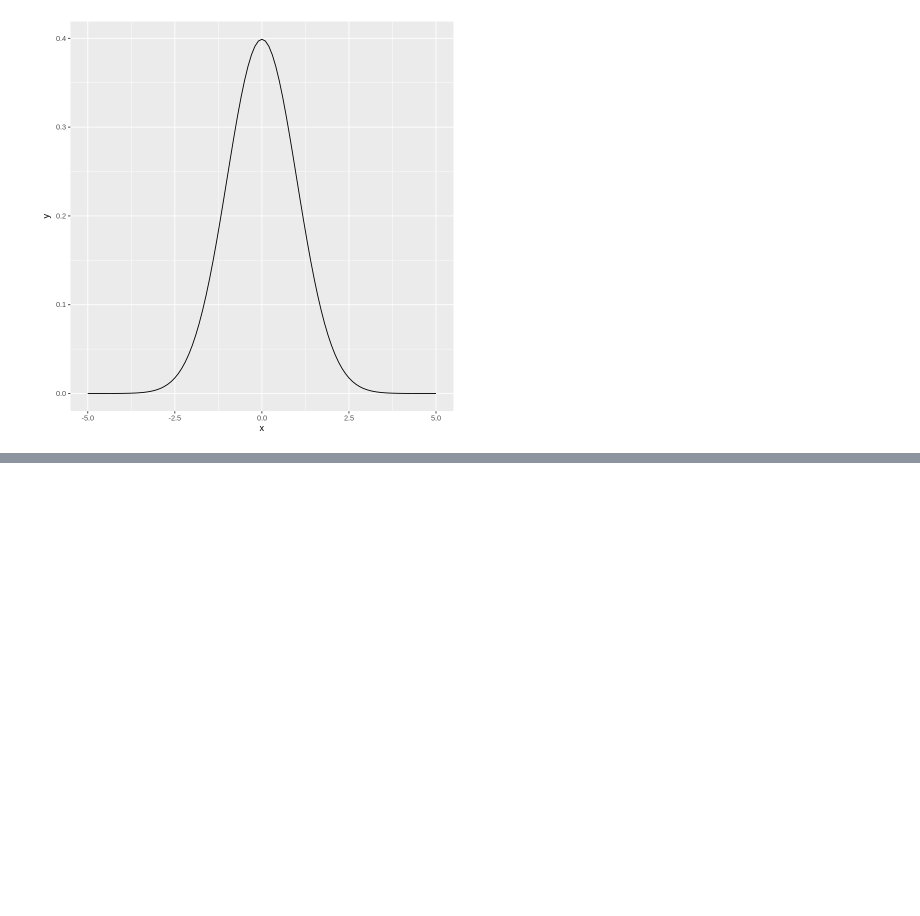
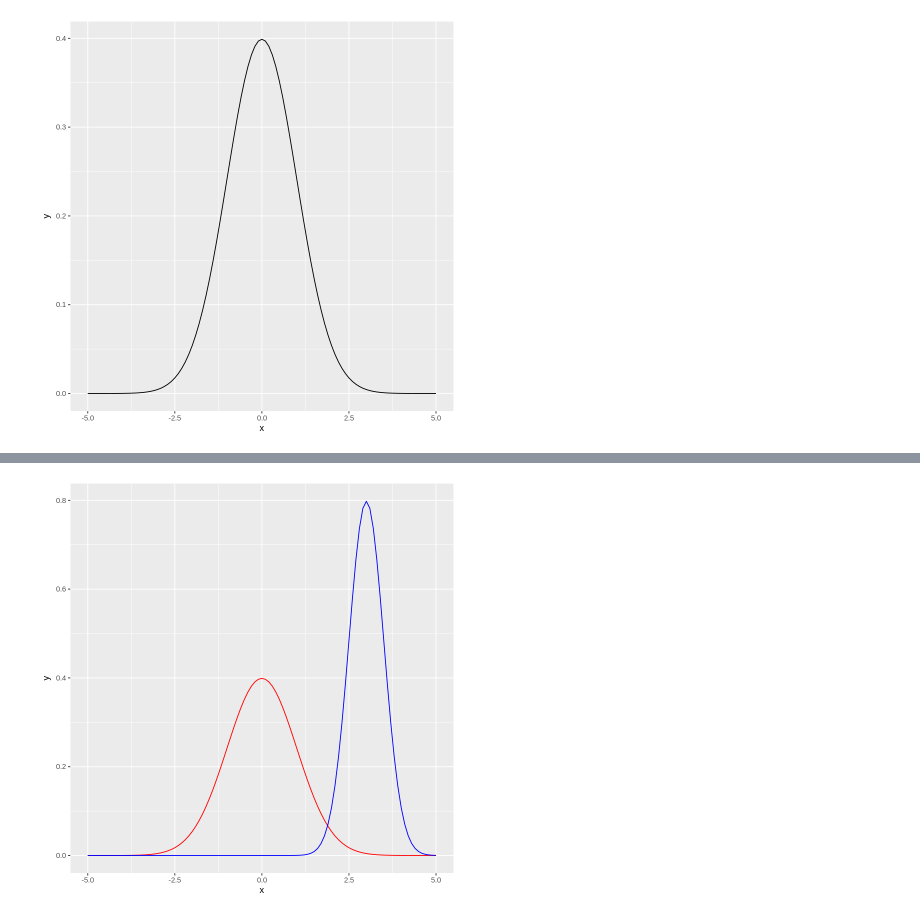
Before and after one commit to DanielCardozo25/Actividades_Google_Colab, a Jupyter notebook: PercentilesyCuantiles-18-8.ipynb, the cells around one changed output, grey strips where cells are left out. Cells and saved outputs as stored; diff of their text form; code cells hidden in the pictures; blank space fills up the shorter version.

```diff
--- a/PercentilesyCuantiles-18-8.ipynb
+++ b/PercentilesyCuantiles-18-8.ipynb
@@ -159,0 +167,7 @@ g2
+# %%
+g4 <- ggplot(data = data.frame(x=c(-5,5)),aes(x=x))+
+  geom_function(fun = dnorm, colour="red") + #especificamos el color
+  geom_function(fun = dnorm, args = list(3,0.5),colour="blue") #especificamos el color
+g4
+# %% [output]
+[figure, added]
```
Also changed, not shown: parts of 11 cells of this notebook.
